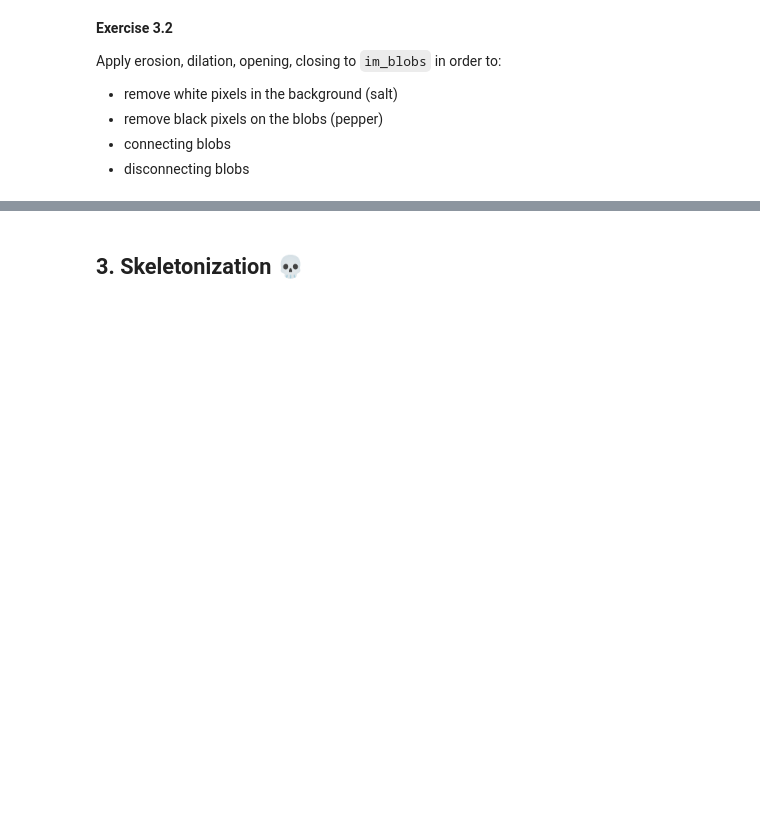
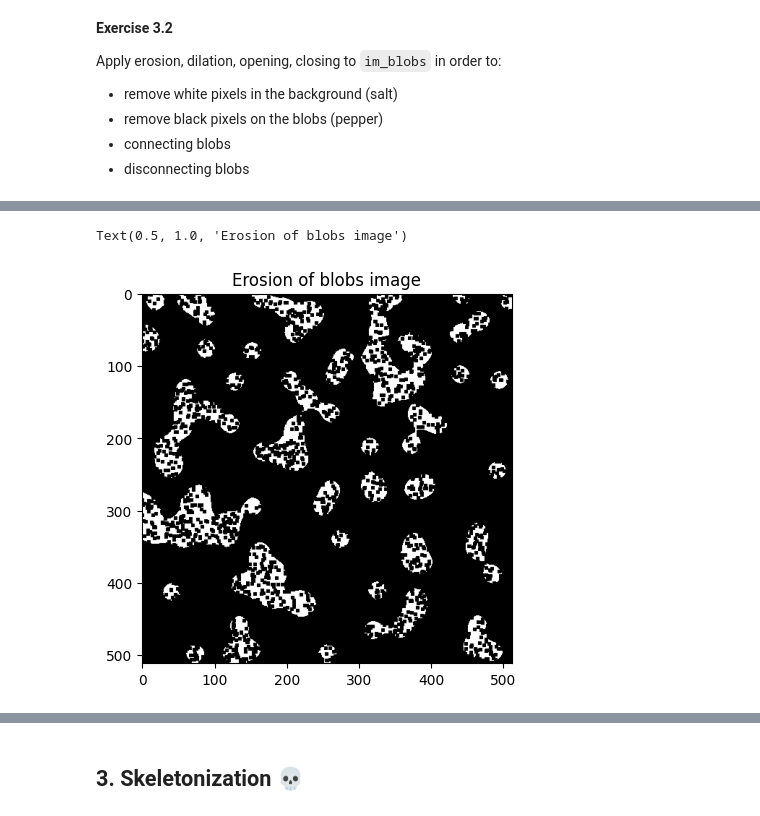
Before and after one commit to MaciejCzerniak243552/ot2-rl-243552-maciej, a Jupyter notebook: self_study/w1/3. Morphological Operations.ipynb, the cells around one changed output, grey strips where cells are left out. Drawn from its saved outputs; the diff is of its cells as text; code cells hidden in the pictures; blank space fills up the shorter version.

```diff
--- a/self_study/w1/3. Morphological Operations.ipynb
+++ b/self_study/w1/3. Morphological Operations.ipynb
@@ -210,0 +269,7 @@ plt.imshow(im_blobs, cmap='gray')
+# %%
+im_rod_e = cv2.erode(im_blobs, kernel, iterations=1)
+plt.imshow(im_rod_e, cmap='gray')
+plt.title('Erosion of blobs image')
+# %% [output]
+Text(0.5, 1.0, 'Erosion of blobs image')
+[figure, added]
```
Also changed, not shown: parts of 61 cells of this notebook, 27 other files.
